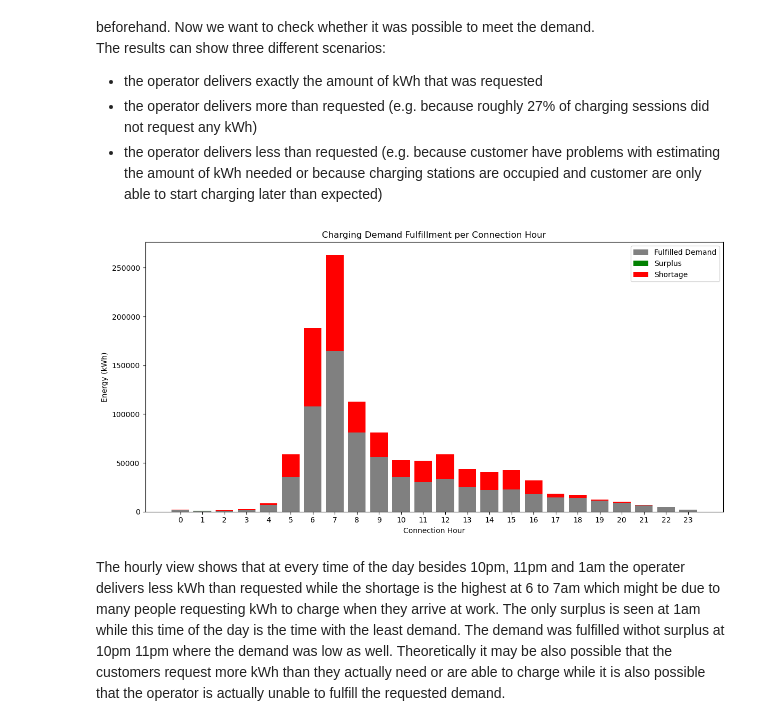
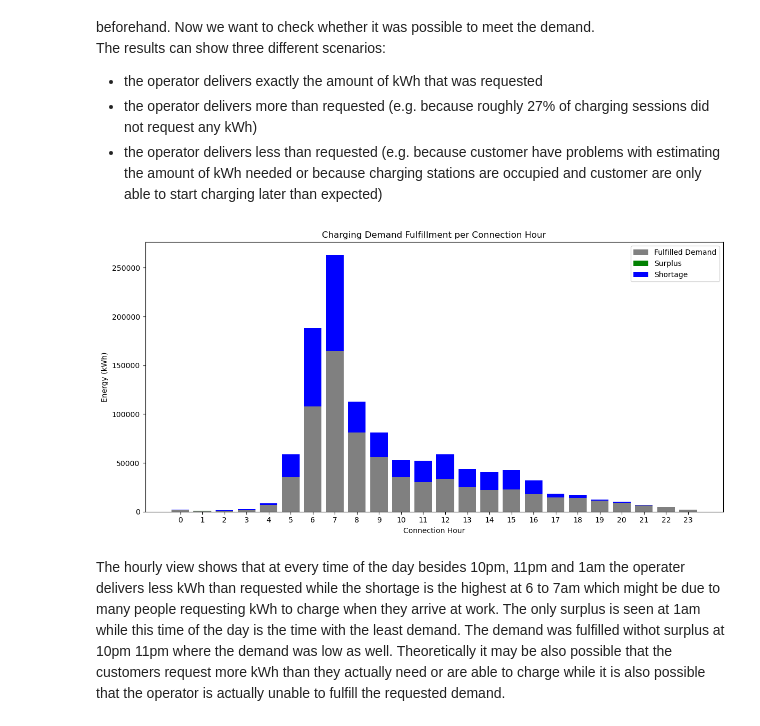
Before and after one commit to JakobJetter/AA_Project_WS2526, a Jupyter notebook: 02_Descriptive_Analytics/key_performance_indicators.ipynb, the cells around one changed output. Drawn from its saved outputs; the diff is of its cells as text; code cells hidden in the pictures.

```diff
--- a/02_Descriptive_Analytics/key_performance_indicators.ipynb
+++ b/02_Descriptive_Analytics/key_performance_indicators.ipynb
@@ -398,35 +400,35 @@ energy_hours["fulfilled"] = energy_hours["lastKWhRequested"] - energy_hours["sho
 
 hours = energy_hours.index
 
 plt.figure(figsize=(12, 6))
 
 plt.bar(hours, energy_hours["fulfilled"], color="grey", label="Fulfilled Demand")
 
 plt.bar(
     hours,
     energy_hours["surplus"],
     bottom=energy_hours["fulfilled"],
     color="green",
     label="Surplus"
 )
 
 plt.bar(
     hours,
     energy_hours["shortage"],
     bottom=energy_hours["fulfilled"],
-    color="red",
+    color="blue",
     label="Shortage"
 )
 
 plt.xlabel("Connection Hour")
 plt.ylabel("Energy (kWh)")
 plt.title("Charging Demand Fulfillment per Connection Hour")
 plt.xticks(range(0, 24))
 plt.legend()
 plt.tight_layout()
 plt.show()
 # %% [output]
-[figure, old version]
+[figure, new version]
 # %% [markdown]
 The hourly view shows that at every time of the day besides 10pm, 11pm and 1am the operater delivers less kWh than requested while the shortage is the highest at 6 to 7am which might be due to many people requesting kWh to charge when they arrive at work. The only surplus is seen at 1am while this time of the day is the time with the least demand. The demand was fulfilled withot surplus at 10pm 11pm where the demand was low as well. Theoretically it may be also possible that the customers request more kWh than they actually need or are able to charge while it is also possible that the operator is actually unable to fulfill the requested demand.
 # %%
```
Also changed, not shown: parts of 6 cells of this notebook.
